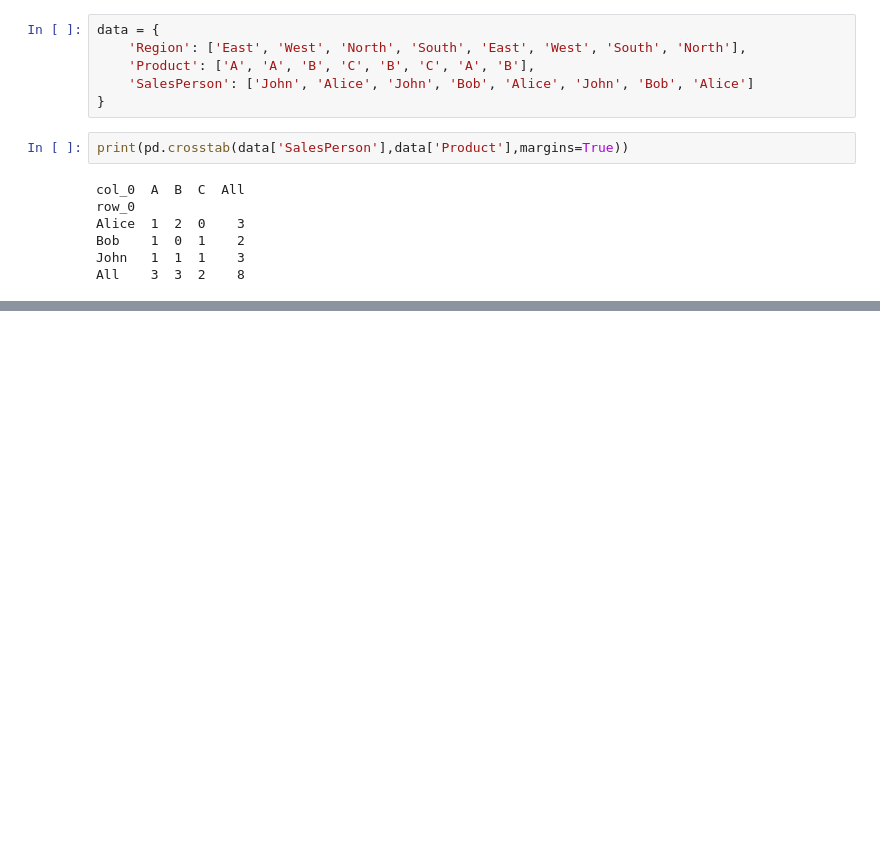
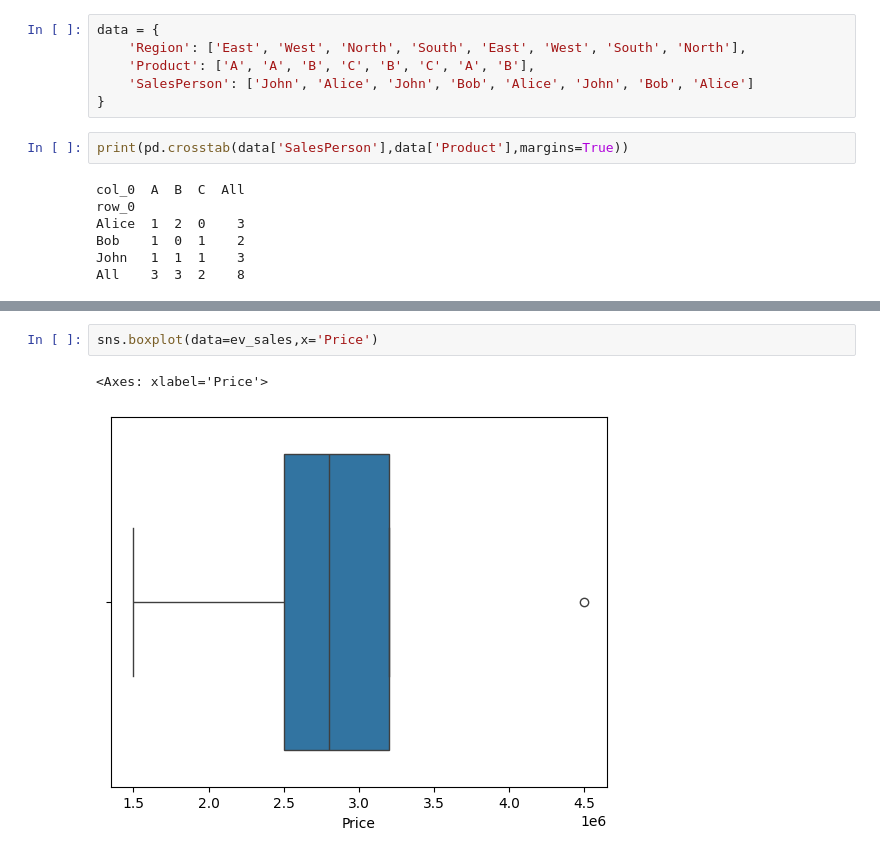
Before and after one commit to harikareddie03/hackathon, a Jupyter notebook: Untitled0.ipynb, the cells around one changed output, grey strips where cells are left out. Cells and saved outputs as stored; diff of their text form; blank space fills up the shorter version.

```diff
--- a/Untitled0.ipynb
+++ b/Untitled0.ipynb
@@ -325,0 +347,5 @@ All    3  3  2    8
+# %%
+sns.boxplot(data=ev_sales,x='Price')
+# %% [output]
+<Axes: xlabel='Price'>
+[figure, added]
```
Also changed, not shown: parts of 3 cells of this notebook.
